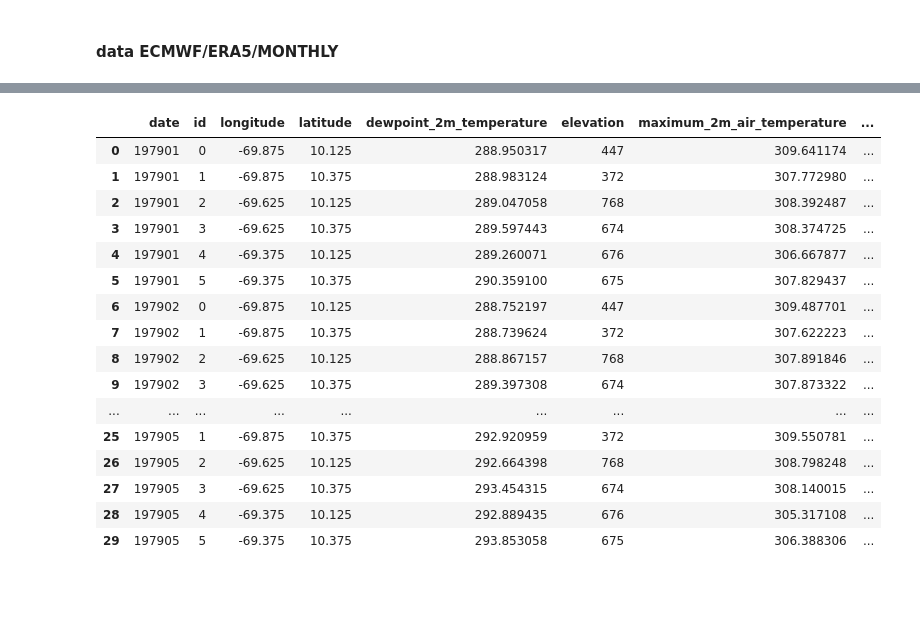
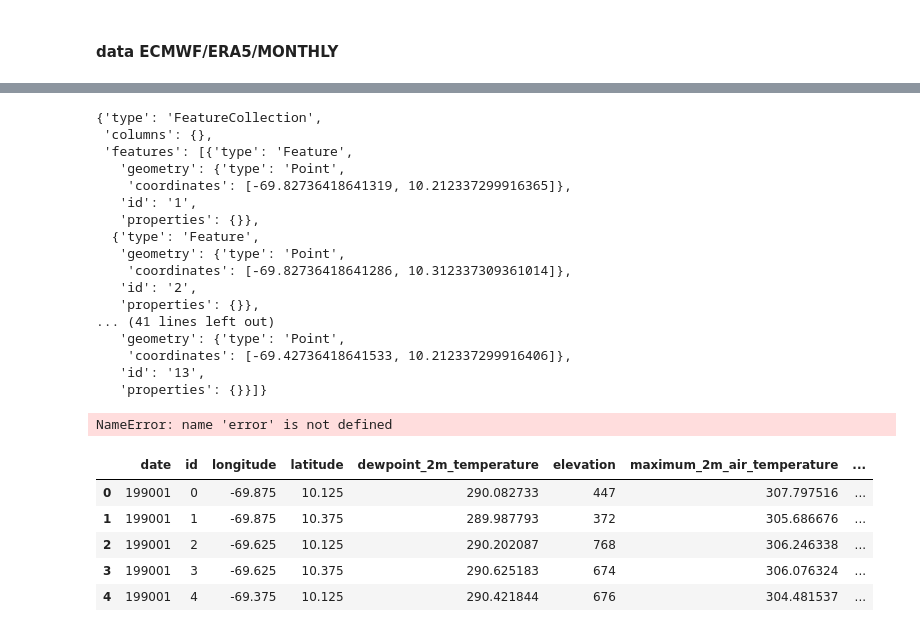
Before and after one commit to dongyi1996/gee-manual, a Jupyter notebook: notebook/data_for_models.ipynb, the cells around one changed output, grey strips where cells are left out. Saved outputs shown, nothing was run; the diff lists cells and outputs as text; code cells hidden in the pictures; blank space fills up the shorter version.

```diff
--- a/notebook/data_for_models.ipynb
+++ b/notebook/data_for_models.ipynb
@@ -98,11 +98,11 @@ número de centroides:  74
 # %%
 #https://confluence.ecmwf.int/display/CKB/ERA5%3A+What+is+the+spatial+reference#ERA5:Whatisthespatialreference-5Gridgeometry
 import numpy as np
-from shapely.geometry import MultiLineString, MultiPoint
+from shapely.geometry import MultiLineString, MultiPoint, Polygon
 from shapely.ops import polygonize
 
-dx = 0.25
-dy = 0.25
+dx = 0.10
+dy = 0.10
 
 # generando grilla
 x = np.arange(-180.0 + dx, 180.0 + dx, dx)
@@ -130,3 +150,23 @@ centroides_ECMWF = ee.FeatureCollection(lista_.map( lambda x: ee.Feature(ee.Geom
+# %%
+centroids.getInfo()
+# %% [output]
+{'type': 'FeatureCollection',
+ 'columns': {},
+ 'features': [{'type': 'Feature',
+   'geometry': {'type': 'Point',
+    'coordinates': [-69.82736418641319, 10.212337299916365]},
+   'id': '1',
+   'properties': {}},
+  {'type': 'Feature',
+   'geometry': {'type': 'Point',
+    'coordinates': [-69.82736418641286, 10.312337309361014]},
+   'id': '2',
+   'properties': {}},
+... (41 lines left out)
+   'geometry': {'type': 'Point',
+    'coordinates': [-69.42736418641533, 10.212337299916406]},
+   'id': '13',
+   'properties': {}}]}
 # %%
 # Elevacion
 elevation = ee.Image('CGIAR/SRTM90_V4').select('elevation')
@@ -174,51 +214,47 @@ def ECMWF_data(imagen_collection = ECMWF,
                     ))
 
 #ECMWF_data()
+# %%
+error
+# %% [output]
+NameError: name 'error' is not defined
 # %%
 import pandas as pd
 import numpy as np
 
 # rango de meses
-date_start="1900-01-01"
+date_start="1990-01-01"
 date_end="2021-06-01"
 
 # consultando la data
 data = np.array( list(filter(None,
                     list(map(lambda x: ECMWF_data(date=x)
                                     ,pd.date_range(start=date_start,end=date_end, closed='right',freq='M').strftime('%Y-%m').to_list()
                                     ))
                 )))
 
 data = data.reshape((
                     1,
                     data.shape[0]*data.shape[1]
                     )).tolist()[0]
 
 data = pd.DataFrame(data)
 data['year'] = pd.to_datetime(data['date'],format='%Y%m').dt.year
 data['month'] = pd.to_datetime(data['date'],format='%Y%m').dt.month
 data['date'] = data['date'].apply(int)
+data['date_time'] = pd.to_datetime(data['date'],format='%Y%m')
 data['polygonName'] = polygonName
 
-data.sort_values(['date','id'],ascending=True).head(30)
+data = data.sort_values(['date_time','id'],ascending=True)
+
+data.head(5)
 # %% [output]
 |  | date | id | longitude | latitude | dewpoint_2m_temperature | elevation | maximum_2m_air_temperature | ... |
-| 0 | 197901 | 0 | -69.875 | 10.125 | 288.950317 | 447 | 309.641174 | ... |
-| 1 | 197901 | 1 | -69.875 | 10.375 | 288.983124 | 372 | 307.772980 | ... |
-| 2 | 197901 | 2 | -69.625 | 10.125 | 289.047058 | 768 | 308.392487 | ... |
-| 3 | 197901 | 3 | -69.625 | 10.375 | 289.597443 | 674 | 308.374725 | ... |
-| 4 | 197901 | 4 | -69.375 | 10.125 | 289.260071 | 676 | 306.667877 | ... |
-| 5 | 197901 | 5 | -69.375 | 10.375 | 290.359100 | 675 | 307.829437 | ... |
-| 6 | 197902 | 0 | -69.875 | 10.125 | 288.752197 | 447 | 309.487701 | ... |
-| 7 | 197902 | 1 | -69.875 | 10.375 | 288.739624 | 372 | 307.622223 | ... |
-| 8 | 197902 | 2 | -69.625 | 10.125 | 288.867157 | 768 | 307.891846 | ... |
-| 9 | 197902 | 3 | -69.625 | 10.375 | 289.397308 | 674 | 307.873322 | ... |
-| ... | ... | ... | ... | ... | ... | ... | ... | ... |
-| 25 | 197905 | 1 | -69.875 | 10.375 | 292.920959 | 372 | 309.550781 | ... |
-| 26 | 197905 | 2 | -69.625 | 10.125 | 292.664398 | 768 | 308.798248 | ... |
-| 27 | 197905 | 3 | -69.625 | 10.375 | 293.454315 | 674 | 308.140015 | ... |
-| 28 | 197905 | 4 | -69.375 | 10.125 | 292.889435 | 676 | 305.317108 | ... |
-| 29 | 197905 | 5 | -69.375 | 10.375 | 293.853058 | 675 | 306.388306 | ... |
+| 0 | 199001 | 0 | -69.875 | 10.125 | 290.082733 | 447 | 307.797516 | ... |
+| 1 | 199001 | 1 | -69.875 | 10.375 | 289.987793 | 372 | 305.686676 | ... |
+| 2 | 199001 | 2 | -69.625 | 10.125 | 290.202087 | 768 | 306.246338 | ... |
+| 3 | 199001 | 3 | -69.625 | 10.375 | 290.625183 | 674 | 306.076324 | ... |
+| 4 | 199001 | 4 | -69.375 | 10.125 | 290.421844 | 676 | 304.481537 | ... |
 # %%
 # save data pkl
 data.to_pickle('./data/{polygonName}_data.pkl'.format(polygonName=polygonName))
```
Also changed, not shown: parts of 3 cells of this notebook, 13 other files.
